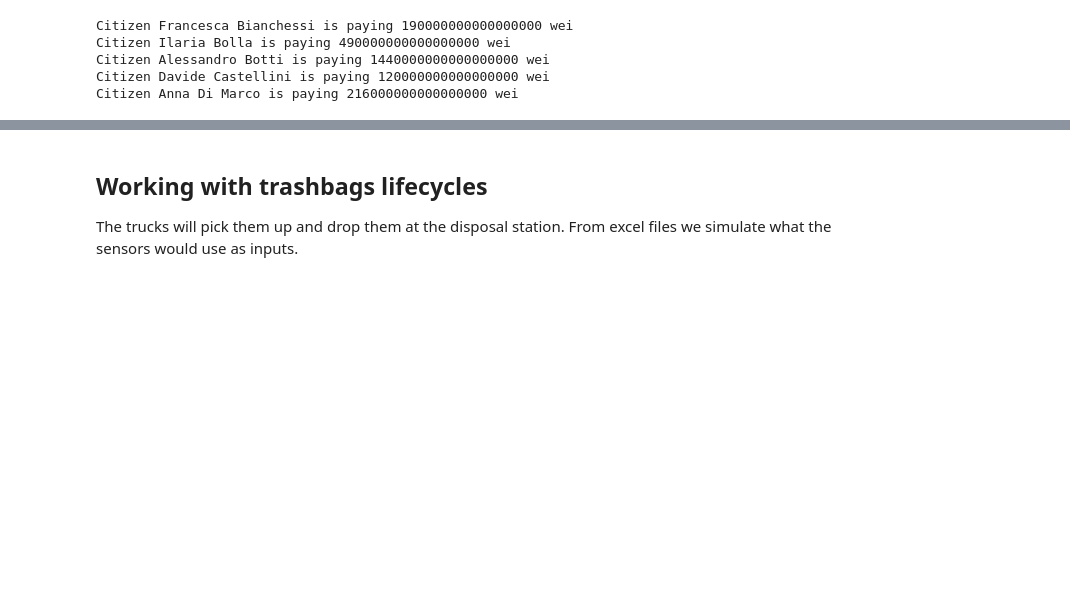
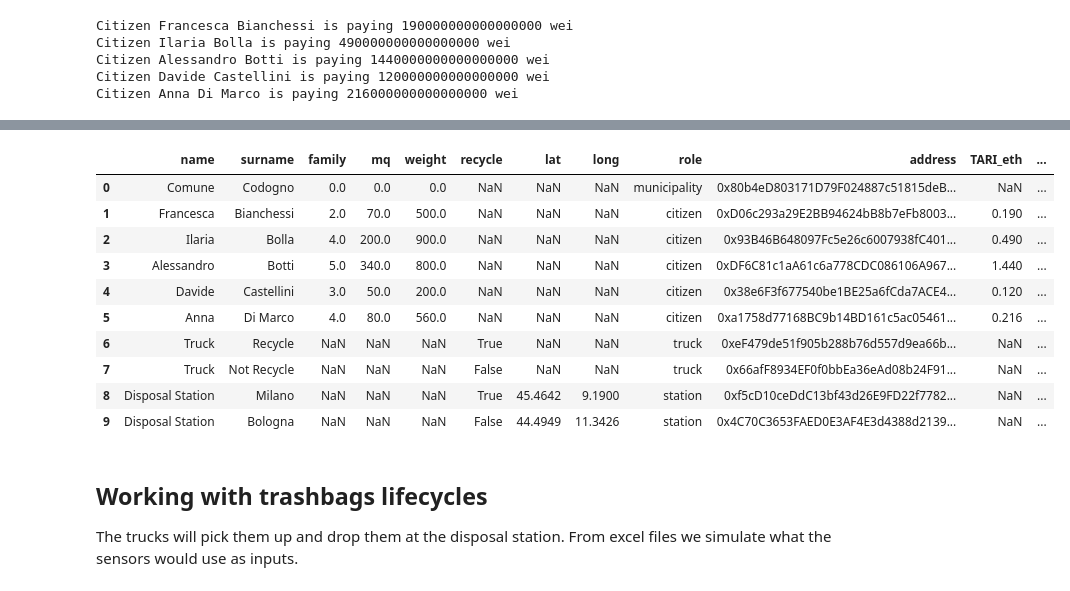
Before and after one commit to annac-dima/Blockchain_HashTheTrash, a Jupyter notebook: HashTheTrash.ipynb, the cells around one changed output, grey strips where cells are left out. Drawn from its saved outputs; the diff is of its cells as text; code cells hidden in the pictures; blank space fills up the shorter version.

```diff
--- a/HashTheTrash.ipynb
+++ b/HashTheTrash.ipynb
@@ -294,6 +296,37 @@ get_citizen_info(data[data.role == 'citizen']['address'].reset_index(drop = True
     Paid TARI : True
     Active account : True
 'FINALLY PAID'
+# %%
+# Save the TARI amount for each citizen
+tari_list = [contract.functions.citizens(addr).call()[4]*(10**(-18))
+             for addr in data[data.role == 'citizen']['address']]
+data.loc[data.role == 'citizen', 'TARI_eth'] = tari_list
+
+# Convert to EUR
+cmc = requests.get('https://coinmarketcap.com/currencies/ethereum/markets/')
+soup = BeautifulSoup(cmc.content, 'html.parser')
+data_coinmkt = soup.find('script', type="application/ld+json")
+data_coinmkt = json.loads(data_coinmkt.contents[0])
+usd_eth = data_coinmkt['currentExchangeRate']['price']
+
+c = CurrencyRates()
+usd_eur_rate = c.get_rate('USD', 'EUR')
+eur_eth = usd_eth * usd_eur_rate
+
+data.loc[data.role == 'citizen', 'TARI_eur'] = data.loc[data.role == 'citizen', 'TARI_eth']*eur_eth
+data
+# %% [output]
+|  | name | surname | family | mq | weight | recycle | lat | long | role | address | TARI_eth | ... |
+| 0 | Comune | Codogno | 0.0 | 0.0 | 0.0 | NaN | NaN | NaN | municipality | 0x80b4eD803171D79F024887c51815deB... | NaN | ... |
+| 1 | Francesca | Bianchessi | 2.0 | 70.0 | 500.0 | NaN | NaN | NaN | citizen | 0xD06c293a29E2BB94624bB8b7eFb8003... | 0.190 | ... |
+| 2 | Ilaria | Bolla | 4.0 | 200.0 | 900.0 | NaN | NaN | NaN | citizen | 0x93B46B648097Fc5e26c6007938fC401... | 0.490 | ... |
+| 3 | Alessandro | Botti | 5.0 | 340.0 | 800.0 | NaN | NaN | NaN | citizen | 0xDF6C81c1aA61c6a778CDC086106A967... | 1.440 | ... |
+| 4 | Davide | Castellini | 3.0 | 50.0 | 200.0 | NaN | NaN | NaN | citizen | 0x38e6F3f677540be1BE25a6fCda7ACE4... | 0.120 | ... |
+| 5 | Anna | Di Marco | 4.0 | 80.0 | 560.0 | NaN | NaN | NaN | citizen | 0xa1758d77168BC9b14BD161c5ac05461... | 0.216 | ... |
+| 6 | Truck | Recycle | NaN | NaN | NaN | True | NaN | NaN | truck | 0xeF479de51f905b288b76d557d9ea66b... | NaN | ... |
+| 7 | Truck | Not Recycle | NaN | NaN | NaN | False | NaN | NaN | truck | 0x66afF8934EF0f0bbEa36eAd08b24F91... | NaN | ... |
+| 8 | Disposal Station | Milano | NaN | NaN | NaN | True | 45.4642 | 9.1900 | station | 0xf5cD10ceDdC13bf43d26E9FD22f7782... | NaN | ... |
+| 9 | Disposal Station | Bologna | NaN | NaN | NaN | False | 44.4949 | 11.3426 | station | 0x4C70C3653FAED0E3AF4E3d4388d2139... | NaN | ... |
 # %% [markdown]
 <a name = 'cycle'></a>
 ## Working with trashbags lifecycles
```
Also changed, not shown: parts of 18 cells of this notebook.
